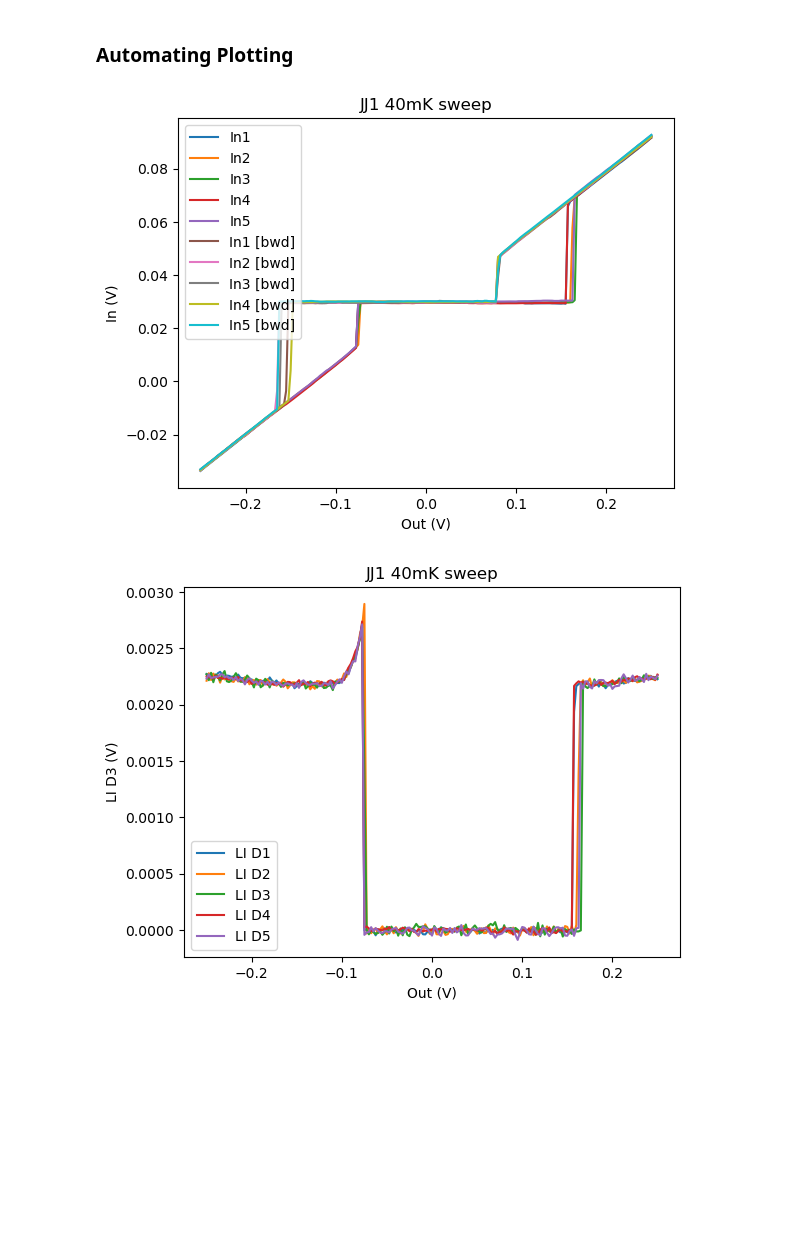
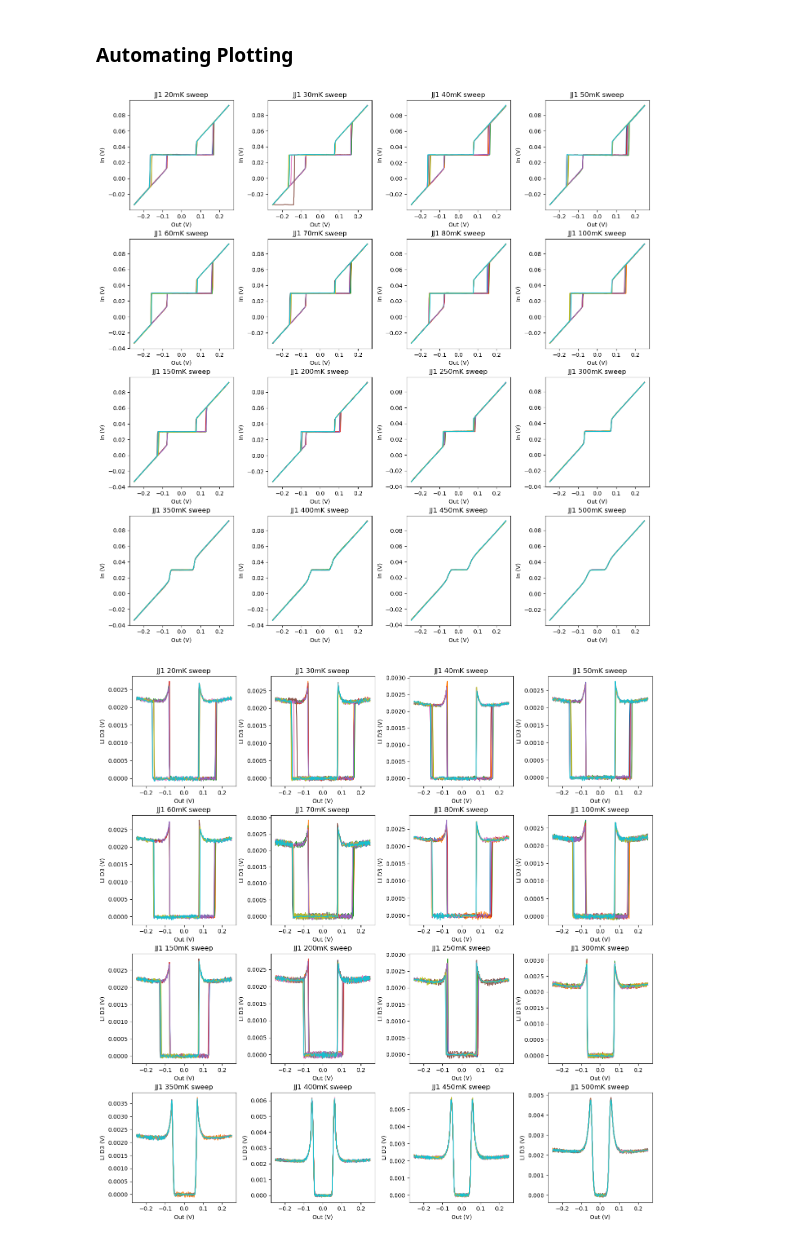
Before and after one commit to vamsisridhar/UROP_EXSS_2023, a Jupyter notebook: 10-7-23 JJ1 T-Dependence/data_analysis.ipynb, the cells around one changed output. Drawn from its saved outputs; the diff is of its cells as text; code cells hidden in the pictures; blank space fills up the shorter version.

```diff
--- a/10-7-23 JJ1 T-Dependence/data_analysis.ipynb
+++ b/10-7-23 JJ1 T-Dependence/data_analysis.ipynb
@@ -60,7 +66,12 @@ plt.show()
 ### Automating Plotting
 # %%
 def plot_profile(temp, ax1, ax2):
-    df = pd.read_csv(f"{DATA_DIR}/JJ1_TDep_{temp}mK00001.dat", skiprows=32, delimiter="\t", names= PD_NAMES)
+
+    file_path = f"{DATA_DIR}/JJ1_TDep_{temp}mK00001.dat"
+    if temp == 30:
+        file_path = f"{DATA_DIR}/JJ1_TDep_{temp}mK_200001.dat"
+
+    df = pd.read_csv(file_path, skiprows=32, delimiter="\t", names= PD_NAMES)
     ax1.plot(df["Out"], df["In1"], label = "In1")
     ax1.plot(df["Out"], df["In2"], label = "In2")
     ax1.plot(df["Out"], df["In3"], label = "In3")
@@ -74,20 +85,38 @@ def plot_profile(temp, ax1, ax2):
     ax1.set_title(f"JJ1 {temp}mK sweep")
     ax1.set_ylabel("In (V)")
     ax1.set_xlabel("Out (V)")
-    ax1.legend()
 
     ax2.plot(df["Out"], df["LI D1"], label = "LI D1")
     ax2.plot(df["Out"], df["LI D2"], label = "LI D2")
     ax2.plot(df["Out"], df["LI D3"], label = "LI D3")
     ax2.plot(df["Out"], df["LI D4"], label = "LI D4")
     ax2.plot(df["Out"], df["LI D5"], label = "LI D5")
+
+    ax2.plot(df["Out"], df["LI D1 [bwd]"], label = "LI D1 [bwd]")
+    ax2.plot(df["Out"], df["LI D2 [bwd]"], label = "LI D2 [bwd]")
+    ax2.plot(df["Out"], df["LI D3 [bwd]"], label = "LI D3 [bwd]")
+    ax2.plot(df["Out"], df["LI D4 [bwd]"], label = "LI D4 [bwd]")
+    ax2.plot(df["Out"], df["LI D5 [bwd]"], label = "LI D5 [bwd]")
+
     ax2.set_title(f"JJ1 {temp}mK sweep")
     ax2.set_ylabel("LI D3 (V)")
     ax2.set_xlabel("Out (V)")
-    ax2.legend()
+    return (ax1, ax2)
-# %%
-ax1, fig1 = plt.subplots(4, 4)
-ax2, fig2 = plt.subplots(4, 4)
-# %% [output]
-[figure, removed]
-[figure, removed]
+# %%
+fig1, ax1 = plt.subplots(nrows=4, ncols=4)
+fig2, ax2 = plt.subplots(nrows=4, ncols=4)
+fig1.set_figheight(14)
+fig1.set_figwidth(14)
+fig2.set_figheight(14)
+fig2.set_figwidth(14)
+fig1.tight_layout(pad=3)
+fig2.tight_layout(pad=3)
+T_counter = 0
+for i, row in enumerate(ax1):
+    for j, col in enumerate(row):
+        plot_profile(TEMP_VALUES[T_counter], ax1[i, j], ax2[i, j])
+        T_counter += 1
+plt.show()
+# %% [output]
+[figure, added]
+[figure, added]
```
Also changed, not shown: parts of 3 cells of this notebook, 2 other files.
